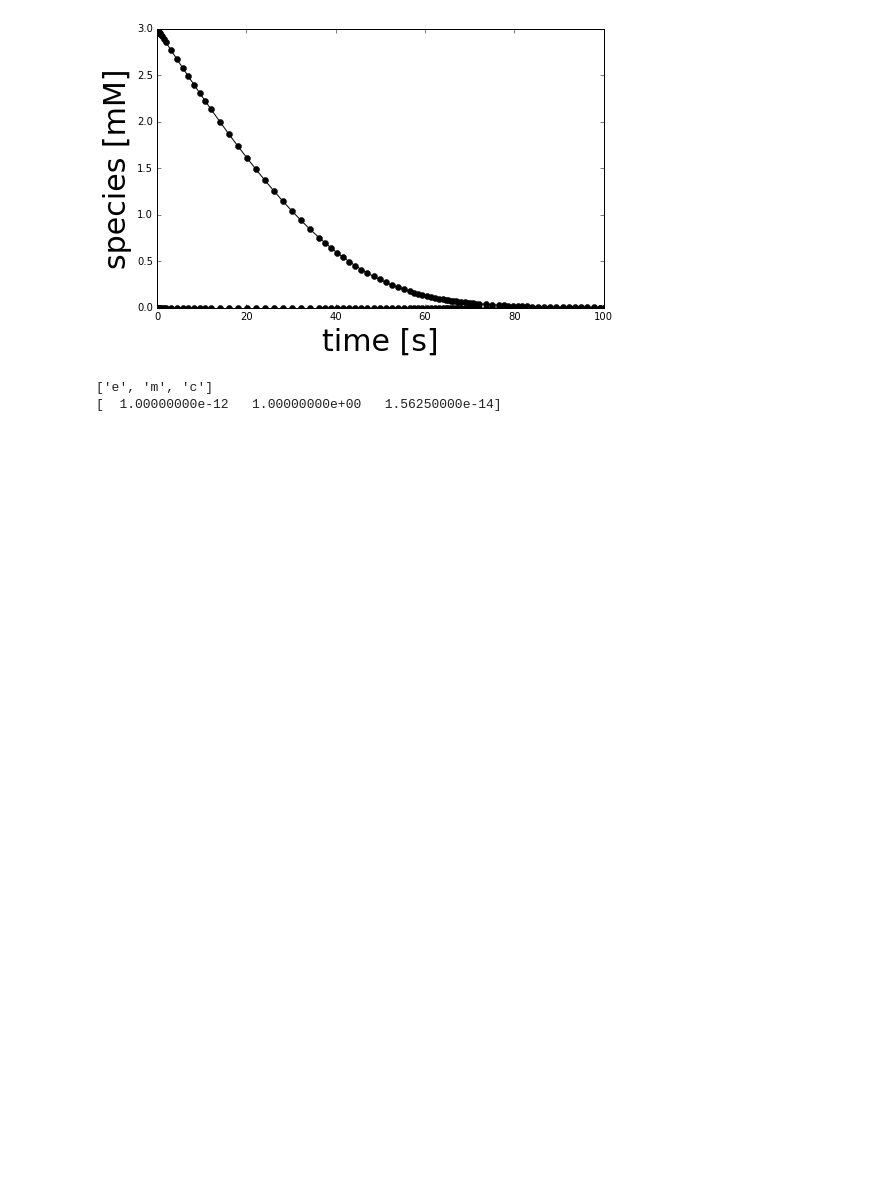
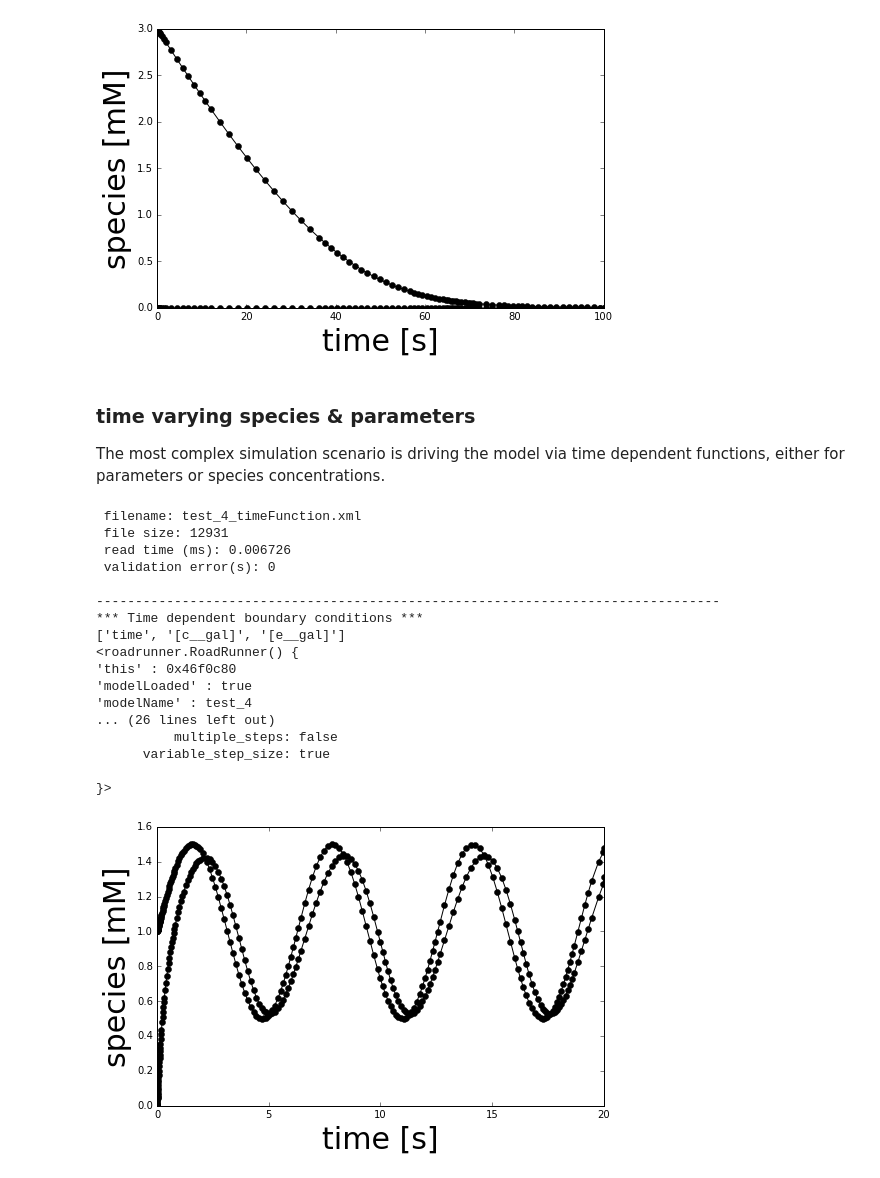
Before and after one commit to jingyayeah/multiscale-galactose, a Jupyter notebook: python/multiscalepy/multiscale/examples/notebook/test_simulation_strategies.ipynb, the cells around one changed output. Cells and saved outputs as stored; diff of their text form; code cells hidden in the pictures; blank space fills up the shorter version.

Commit message:
time depending driver function

```diff
--- a/python/multiscalepy/multiscale/examples/notebook/test_simulation_strategies.ipynb
+++ b/python/multiscalepy/multiscale/examples/notebook/test_simulation_strategies.ipynb
@@ -452,9 +452,69 @@ plot_results([s2])
 }>
 [figure]
 [figure]
-# %%
-### time varying species & parameters
-The most complex simulation scenario is
-# %% [output]
-['e', 'm', 'c']
-[  1.00000000e-12   1.00000000e+00   1.56250000e-14]
+# %% [markdown]
+### time varying species & parameters
+The most complex simulation scenario is driving the model via time dependent functions, either for parameters  or species concentrations.
+# %%
+# ---------------------------------------
+# SBML model modifications
+# ---------------------------------------
+# add a time dependent species concentration
+# This is only possible on species with boundaryCondition=True (see above for setting).
+# The change in the variable is set via an assignment rule
+model_id = 'test_4'
+import libsbml
+# get model
+doc = libsbml.readSBML("{}.xml".format(model_id))
+model = doc.getModel()
+model.setId('{}_time'.format(model.getId()))
+
+# The boundaryCondition species is driven via the following rule
+# ('e__gal', '1.0 mM * (1 dimensionless + sin(time/1 s))', 'mM'),
+import multiscale.sbmlutils.factory as factory
+import  multiscale.sbmlutils.sbmlio as sbmlio
+reload(factory)
+reload(sbmlio)
+
+factory.create_assignment_rules(model,
+                          rules=[{'id': 'e__gal',
+                                  'value': '1.0 mM + 0.5 mM * sin(time/1 s)',
+                                  'unit': 'mM'}, ])
+sbmlio.write_and_check(doc, '{}_timeFunction.xml'.format(model_id))
+# libsbml.writeSBMLToFile(doc, '{}_timeFunction.xml'.format(model_id))
+
+# ---------------------------------------
+# Model simulations
+# ---------------------------------------
+import roadrunner
+
+print('-'*80)
+print('*** Time dependent boundary conditions ***')
+r = roadrunner.RoadRunner("{}_timeFunction.xml".format(model_id))
+set_settings(r)
+r.selections = ['time'] + \
+        ['[{}]'.format(sid) for sid in r.model.getFloatingSpeciesIds()] + \
+        ['[{}]'.format(sid) for sid in r.model.getBoundarySpeciesIds()]
+print(r.selections)
+print(r)
+s1 = r.simulate(0,20)
+plot_results([s1])
+# %% [output]
+ filename: test_4_timeFunction.xml
+ file size: 12931
+ read time (ms): 0.006726
+ validation error(s): 0
+
+--------------------------------------------------------------------------------
+*** Time dependent boundary conditions ***
+['time', '[c__gal]', '[e__gal]']
+<roadrunner.RoadRunner() {
+'this' : 0x46f0c80
+'modelLoaded' : true
+'modelName' : test_4
+... (26 lines left out)
+          multiple_steps: false
+      variable_step_size: true
+
+}>
+[figure, added]
```
Also changed, not shown: parts of 2 cells of this notebook, 8 other files.
